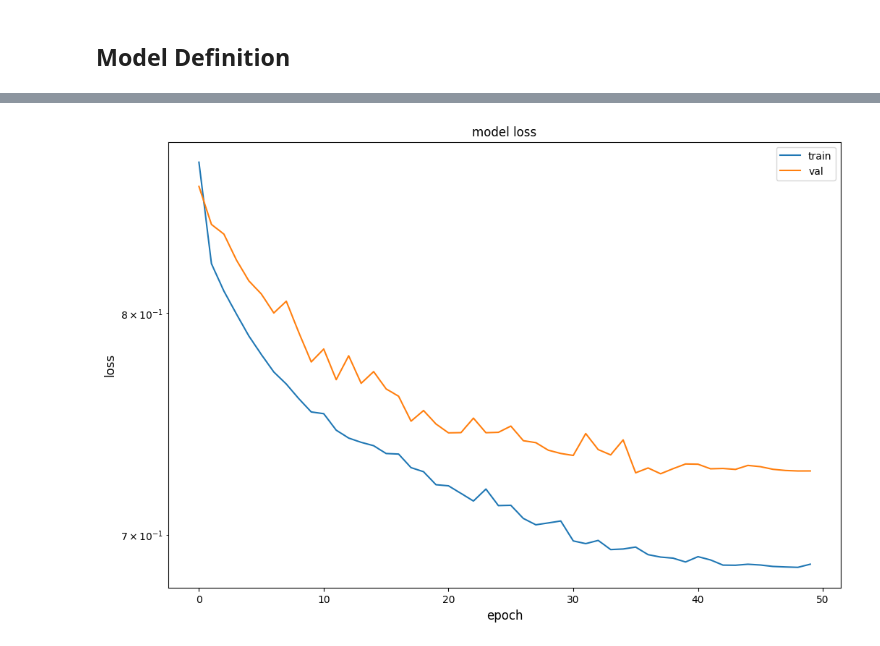
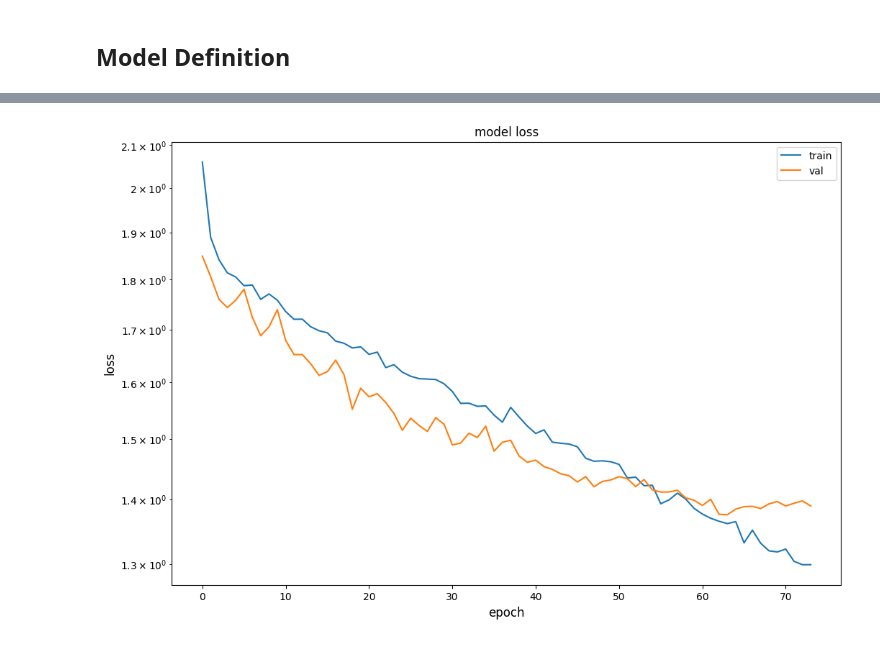
Before and after one commit to eskinderit/A-comparison-of-small-and-large-uni-multi-modal-language-models-for-sentiment-analysis-, a Jupyter notebook: IEMOCAP.ipynb, the cells around one changed output, grey strips where cells are left out. Cells and saved outputs as stored; diff of their text form; code cells hidden in the pictures.

```diff
--- a/IEMOCAP.ipynb
+++ b/IEMOCAP.ipynb
@@ -675,14 +798,0 @@ _________________________________________________________________
-# %%
-cnn_path = os.path.join(models_folder, "CNN_on_Features_best_weights.h5")
-override_cnn_on_features = True
-if override_cnn_on_features:
-    loss = tf.keras.losses.CategoricalCrossentropy()
-    metric = tf.keras.metrics.CategoricalAccuracy()
-    model.compile(optimizer="adam", loss=loss, weighted_metrics=[metric])
-    callbacks = [
-            ModelCheckpoint(cnn_path, save_weights_only=True, monitor="val_loss"),
-            ReduceLROnPlateau(monitor='loss', factor=0.4, verbose=0, patience=2, min_lr=0.0000001)
-        ]
-    history=model.fit(X_train, y_train, sample_weight=sample_w_train, batch_size=batch_size, epochs=50, validation_data=(X_val, y_val, sample_w_val), callbacks=callbacks)
-model = make_cnn_on_features(X_train.shape, y_train.shape[-1], deep_embedding_dim, audio_embedder)
-model.load_weights(cnn_path)
@@ -706,0 +944,20 @@ Epoch 50/50
+# %%
+multimodal_model_name = 'multimodal_model' # multimodal_model
+multimodal_model_path = os.path.join(models_folder, f'{multimodal_model_name}.h5')
+override_multimodal_model = True
+if override_multimodal_model:
+    # loss = Masked_Categorical_Crossentropy(ignore_indexes = [class_to_index[emo] for emo in ignore_emotions], class_weights=class_weights)
+    loss = Masked_Categorical_Crossentropy(ignore_indexes = [class_to_index[emo] for emo in ignore_emotions])
+    categorical_accuracy = Masked_Categorical_Accuracy(ignore_indexes = [class_to_index[emo] for emo in ignore_emotions], name='categorical_accuracy')
+    f1_weighted = Masked_F1(mode='weighted', ignore_indexes=[class_to_index[emo] for emo in ignore_emotions], name='f1_weighted', dataset_distributions=f1_weighted_distributions)
+
+    model.compile(optimizer="adam", loss=loss, metrics=[f1_weighted, categorical_accuracy])
+    callbacks = [
+            ModelCheckpoint(multimodal_model_path, save_weights_only=True, monitor="val_f1_weighted"),
+            ReduceLROnPlateau(monitor='loss', factor=0.4, verbose=0, patience=2, min_lr=0.0000001),
+            tf.keras.callbacks.EarlyStopping(monitor='val_loss', patience=10, verbose=1, mode='min'),
+            ChangeTrainValBehaviour(monitor_metrics=[f1_weighted], train_params=[f1_weighted_train_params], val_params=[f1_weighted_val_params])
+        ]
+    history=model.fit([X_train_audio, X_train_text], y_train, batch_size=batch_size, epochs=100, validation_data=([X_val_audio, X_val_text], y_val), callbacks=callbacks)
+model = make_multimodal_model(audio_embedder, num_audio_features, text_embedder, max_sentence_len, deep_embedding_dim, max_conv_length, len(class_to_index))
+model.load_weights(multimodal_model_path)
@@ -707,20 +982,20 @@ Epoch 50/50
 # %%
-if override_cnn_on_features:
-    metric = "loss"
+metric = "loss"
+if override_multimodal_model:
     plt.figure()
     plt.plot(history.history[metric])
     plt.plot(history.history["val_" + metric])
     plt.title("model " + metric)
     plt.ylabel(metric, fontsize="large")
     plt.xlabel("epoch", fontsize="large")
     plt.legend(["train", "val"], loc="best")
     plt.yscale('log')
-    with open(os.path.join(models_folder, "CNN_on_Features_plot.pickle"), 'wb') as f:
+    with open(os.path.join(models_folder, f'{multimodal_model_name}_{metric}.pickle'), 'wb') as f:
         fig = plt.gcf()
         pickle.dump(fig, f)
 else:
-    with open(os.path.join(models_folder, "CNN_on_Features_plot.pickle"), 'rb') as f:
+    with open(os.path.join(models_folder, f'{multimodal_model_name}_{metric}.pickle'), 'rb') as f:
         fig = pickle.load(f)
 fig.show()
 # %% [output]
-[figure, old version]
+[figure, new version]
```
Also changed, not shown: parts of 23 cells of this notebook.
